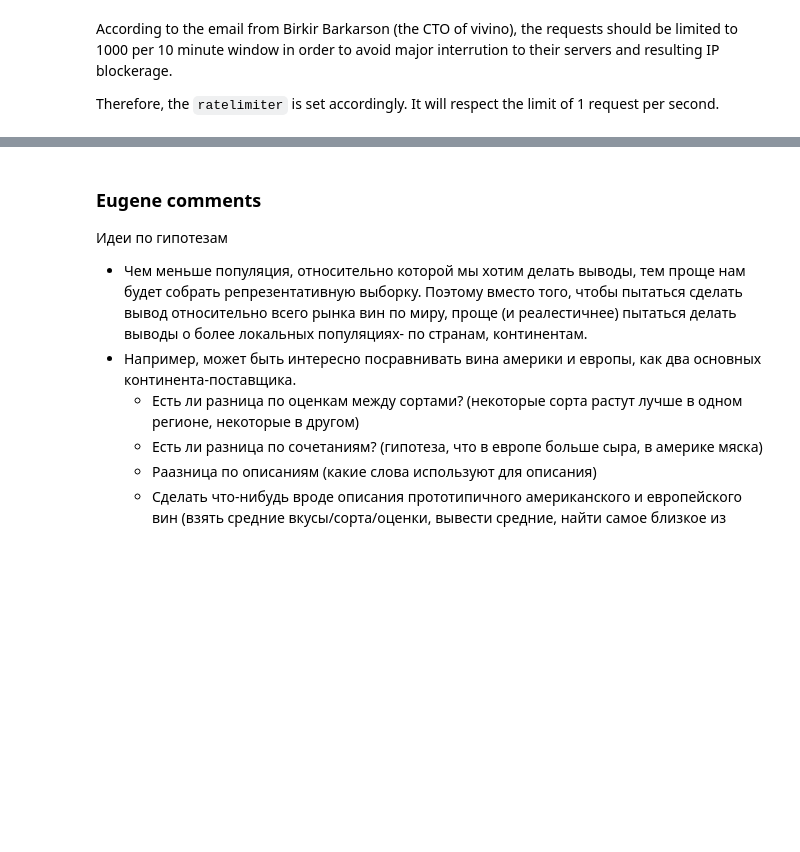
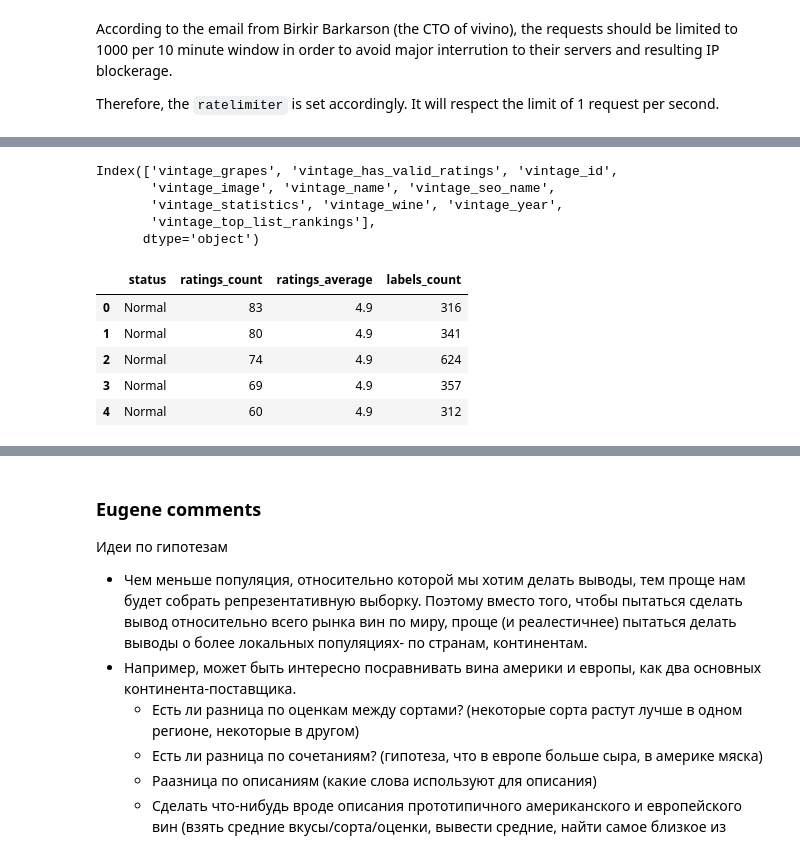
Before and after one commit to sveta-egorova/wine, a Jupyter notebook: vivino_crawler.ipynb, the cells around one changed output, grey strips where cells are left out. Saved outputs shown, nothing was run; the diff lists cells and outputs as text; code cells hidden in the pictures; blank space fills up the shorter version.

```diff
--- a/vivino_crawler.ipynb
+++ b/vivino_crawler.ipynb
@@ -861,0 +1052,18 @@ test_test.head()
+# %%
+subset_red_df.columns
+# %% [output]
+Index(['vintage_grapes', 'vintage_has_valid_ratings', 'vintage_id',
+       'vintage_image', 'vintage_name', 'vintage_seo_name',
+       'vintage_statistics', 'vintage_wine', 'vintage_year',
+       'vintage_top_list_rankings'],
+      dtype='object')
+# %%
+subset_red_stat = pd.json_normalize(subset_red_df['vintage_statistics'])
+subset_red_stat.head(5)
+# %% [output]
+|  | status | ratings_count | ratings_average | labels_count |
+| 0 | Normal | 83 | 4.9 | 316 |
+| 1 | Normal | 80 | 4.9 | 341 |
+| 2 | Normal | 74 | 4.9 | 624 |
+| 3 | Normal | 69 | 4.9 | 357 |
+| 4 | Normal | 60 | 4.9 | 312 |
```
Also changed, not shown: parts of 183 cells of this notebook, 4 other files.
